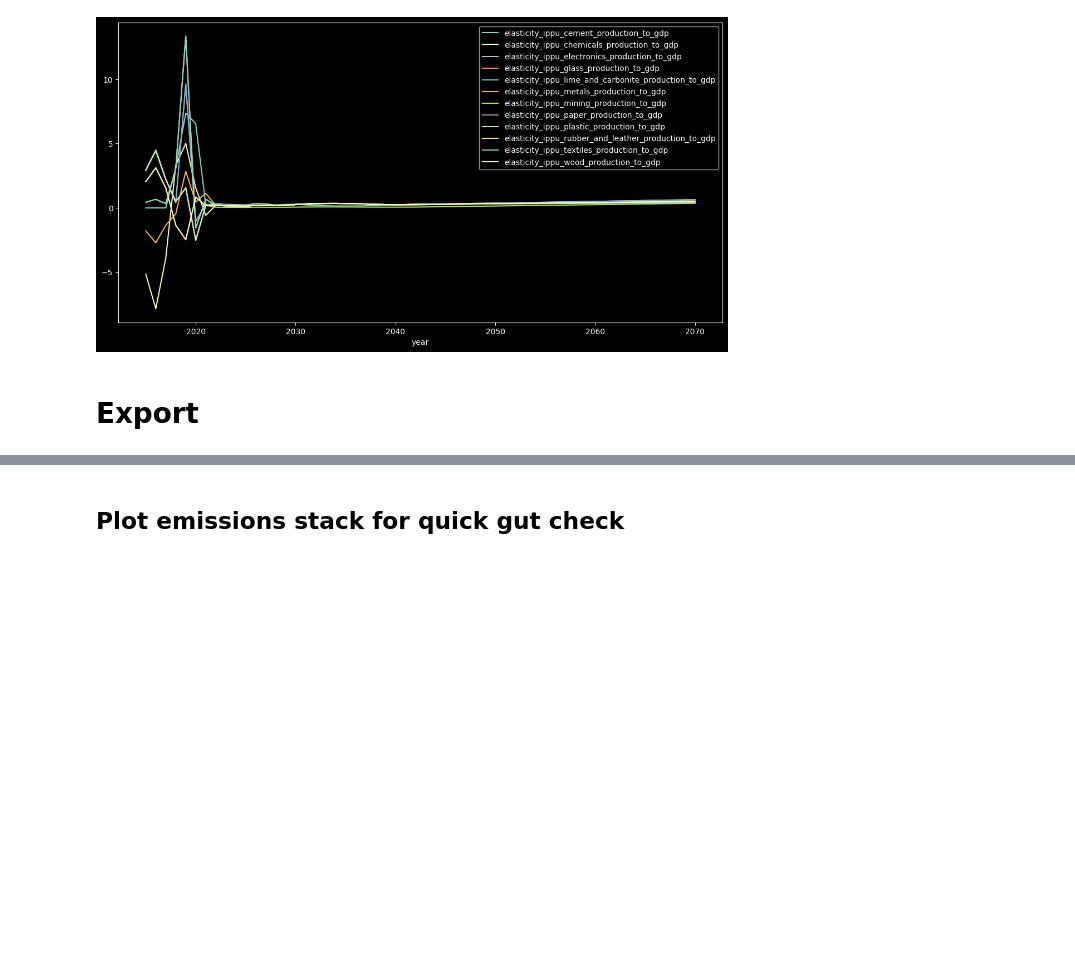
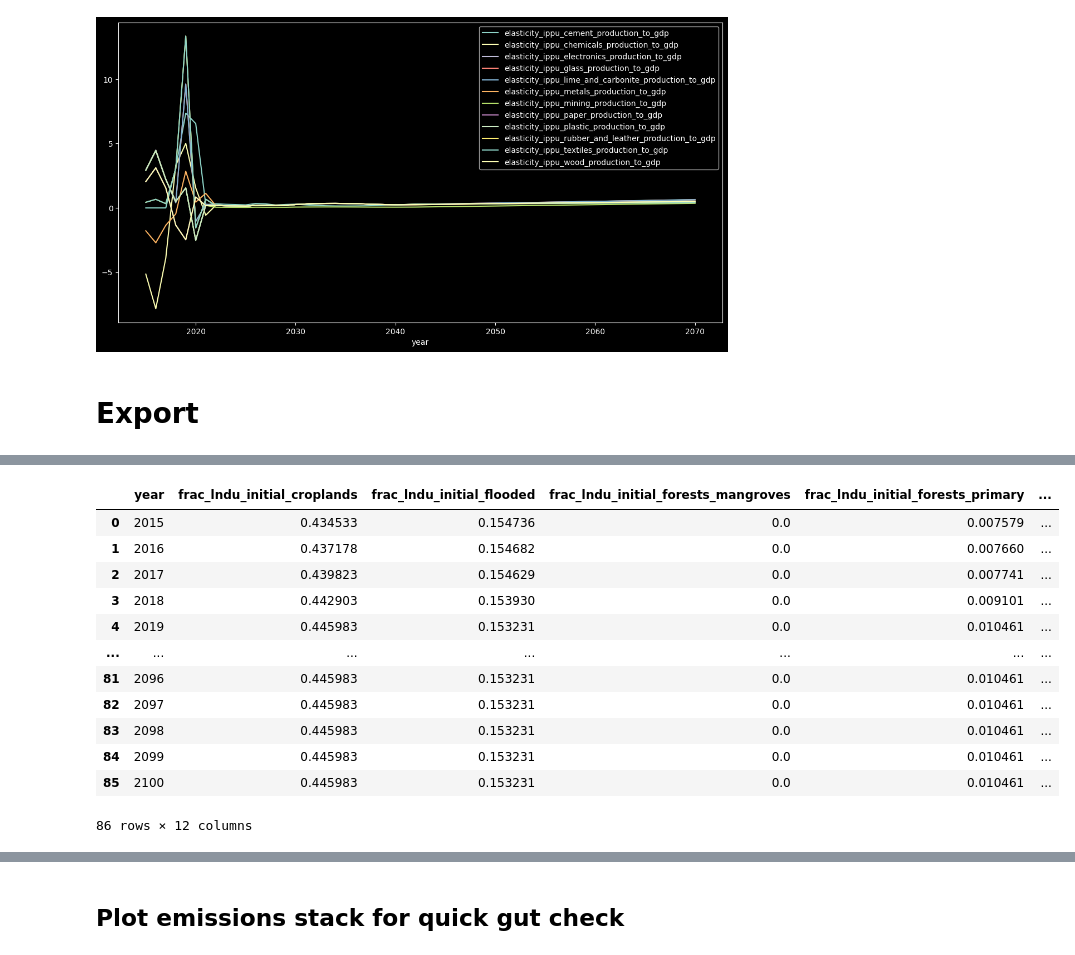
Before and after one commit to sisepuede-framework/ssp_uganda_data, a Jupyter notebook: data_processing/ELASTICITIES_INDUSTRIAL_PRODUCTION.ipynb, the cells around one changed output, grey strips where cells are left out. Drawn from its saved outputs; the diff is of its cells as text; code cells hidden in the pictures; blank space fills up the shorter version.

```diff
--- a/data_processing/ELASTICITIES_INDUSTRIAL_PRODUCTION.ipynb
+++ b/data_processing/ELASTICITIES_INDUSTRIAL_PRODUCTION.ipynb
@@ -399,0 +526,19 @@ df_prodscalar.to_csv(
+# %%
+df_tmp = pd.read_csv(
+    cdn._PATH_OUTPUTS.joinpath("frac_lndu_initial.csv")
+)
+df_tmp
+# %% [output]
+|  | year | frac_lndu_initial_croplands | frac_lndu_initial_flooded | frac_lndu_initial_forests_mangroves | frac_lndu_initial_forests_primary | ... |
+| 0 | 2015 | 0.434533 | 0.154736 | 0.0 | 0.007579 | ... |
+| 1 | 2016 | 0.437178 | 0.154682 | 0.0 | 0.007660 | ... |
+| 2 | 2017 | 0.439823 | 0.154629 | 0.0 | 0.007741 | ... |
+| 3 | 2018 | 0.442903 | 0.153930 | 0.0 | 0.009101 | ... |
+| 4 | 2019 | 0.445983 | 0.153231 | 0.0 | 0.010461 | ... |
+| ... | ... | ... | ... | ... | ... | ... |
+| 81 | 2096 | 0.445983 | 0.153231 | 0.0 | 0.010461 | ... |
+| 82 | 2097 | 0.445983 | 0.153231 | 0.0 | 0.010461 | ... |
+| 83 | 2098 | 0.445983 | 0.153231 | 0.0 | 0.010461 | ... |
+| 84 | 2099 | 0.445983 | 0.153231 | 0.0 | 0.010461 | ... |
+| 85 | 2100 | 0.445983 | 0.153231 | 0.0 | 0.010461 | ... |
+86 rows × 12 columns
```
Also changed, not shown: parts of 23 cells of this notebook, 10 other files.
